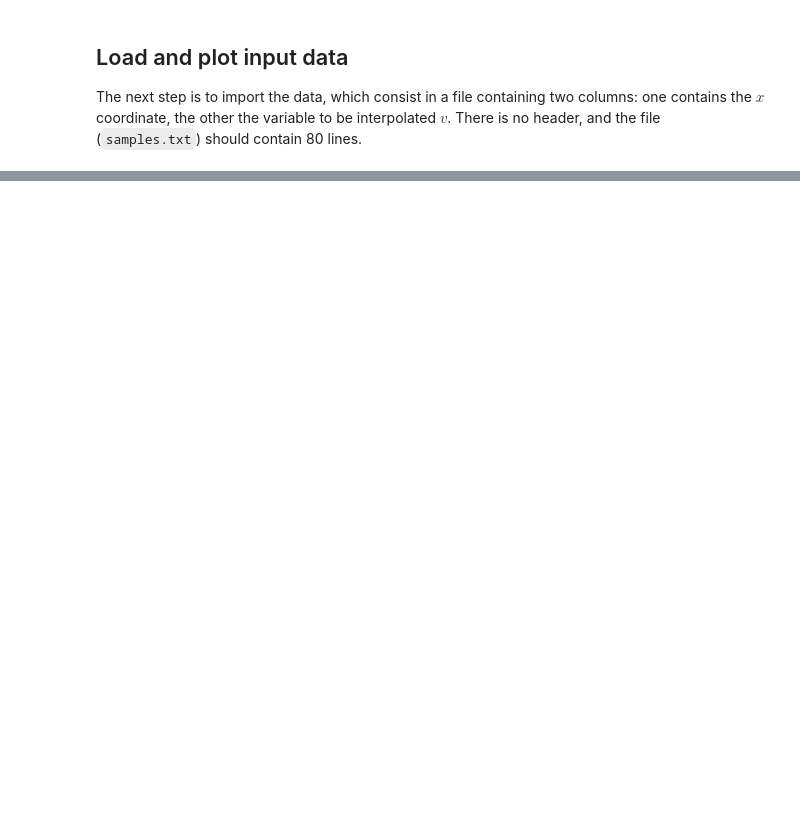
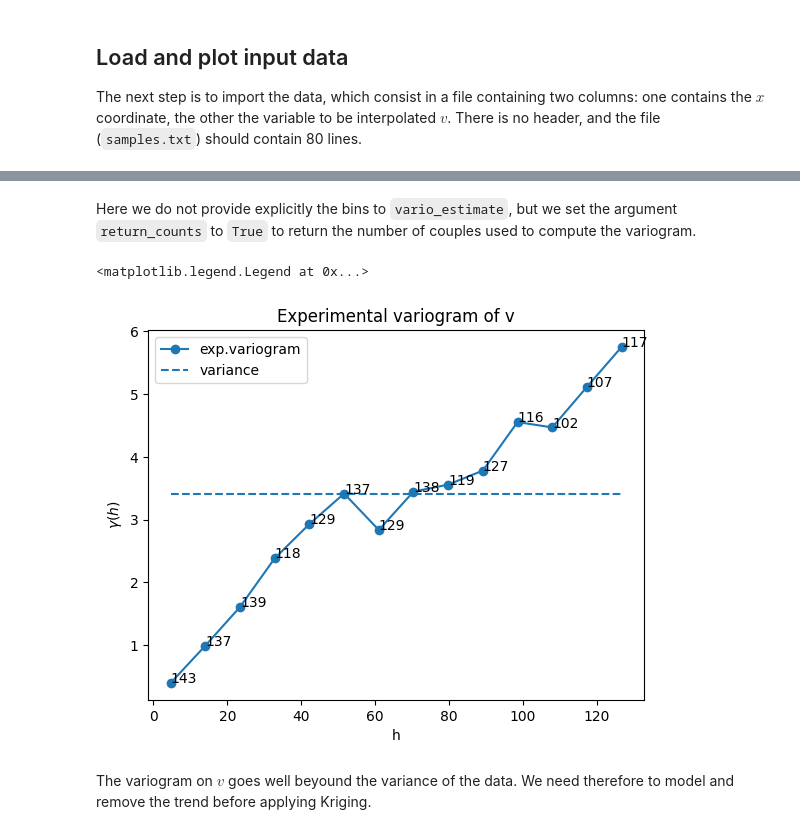
Before and after one commit to alecomunian/gmg, a Jupyter notebook: notebooks/trend/1D_synt.ipynb, the cells around one changed output, grey strips where cells are left out. Drawn from its saved outputs; the diff is of its cells as text; code cells hidden in the pictures; blank space fills up the shorter version.

```diff
--- a/notebooks/trend/1D_synt.ipynb
+++ b/notebooks/trend/1D_synt.ipynb
@@ -36,0 +51,20 @@ array([  0.,   0.,   9.,  12.,  23.,  25.,  26.,  36.,  37.,  45.,  51.,
+# %%
+bin_center, gamma, count = gs.vario_estimate((x), v, return_counts=True)
+# %% [markdown]
+Here we do not provide explicitly the bins to `vario_estimate`, but we set the argument `return_counts` to `True` to return the number of couples used to compute the variogram.
+# %%
+fig, ax = pl.subplots(1,1, num="Experimental variogram on v")
+ax.set_title("Experimental variogram of v")
+ax.plot(bin_center,gamma, "-o", label="exp.variogram")
+for i, c in enumerate(count):
+    ax.text(bin_center[i], gamma[i], c)
+ax.hlines(np.var(v), xmin=bin_center[0], xmax=bin_center[-1], ls="--",
+          label="variance")
+ax.set_xlabel("h")
+ax.set_ylabel("$\gamma(h)$")
+pl.legend()
+# %% [output]
+<matplotlib.legend.Legend at 0x...>
+[figure, added]
+# %% [markdown]
+The variogram on $v$ goes well beyound the variance of the data. We need therefore to model and remove the trend before applying Kriging.
```
Also changed, not shown: parts of 41 cells of this notebook, 2 other files.
